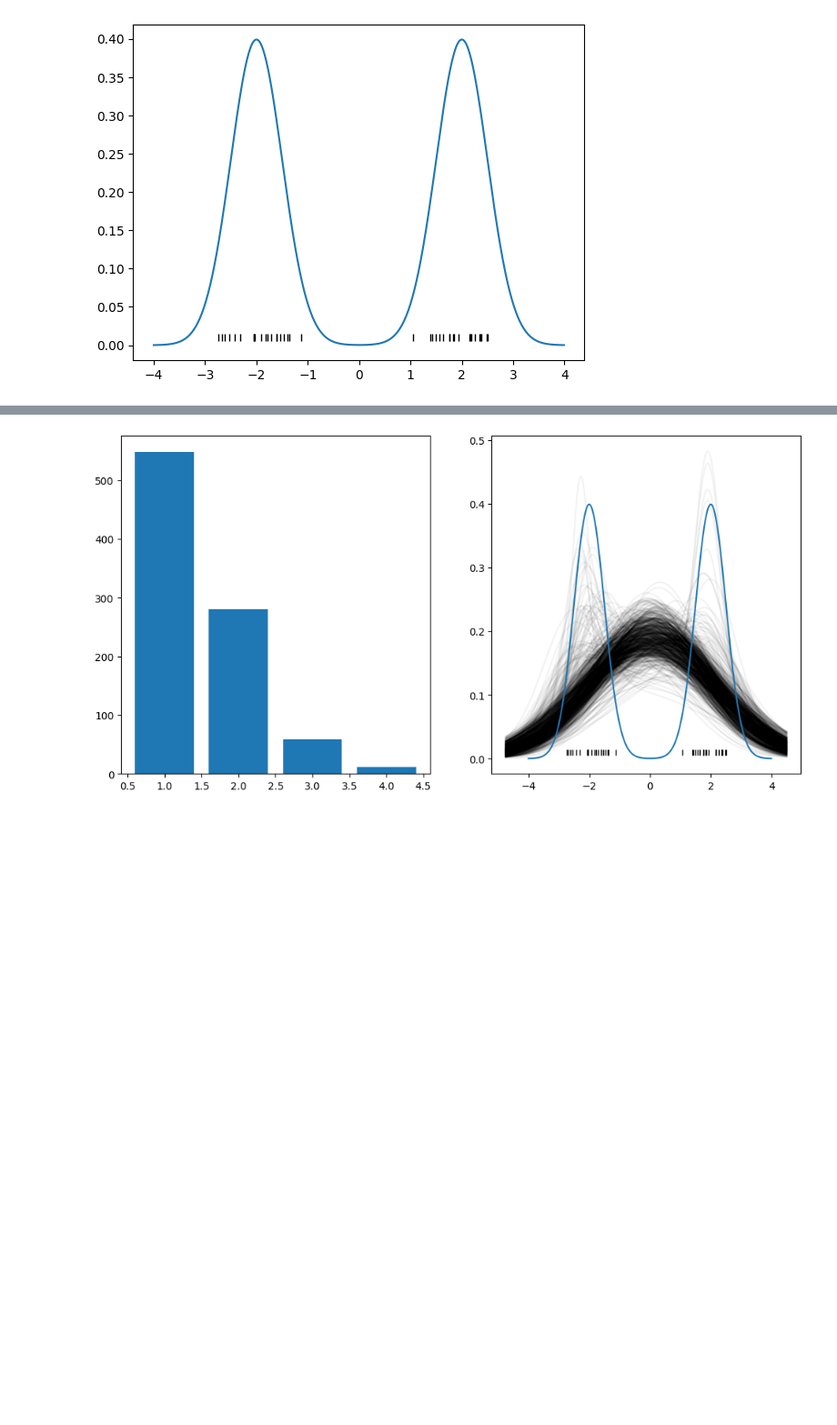
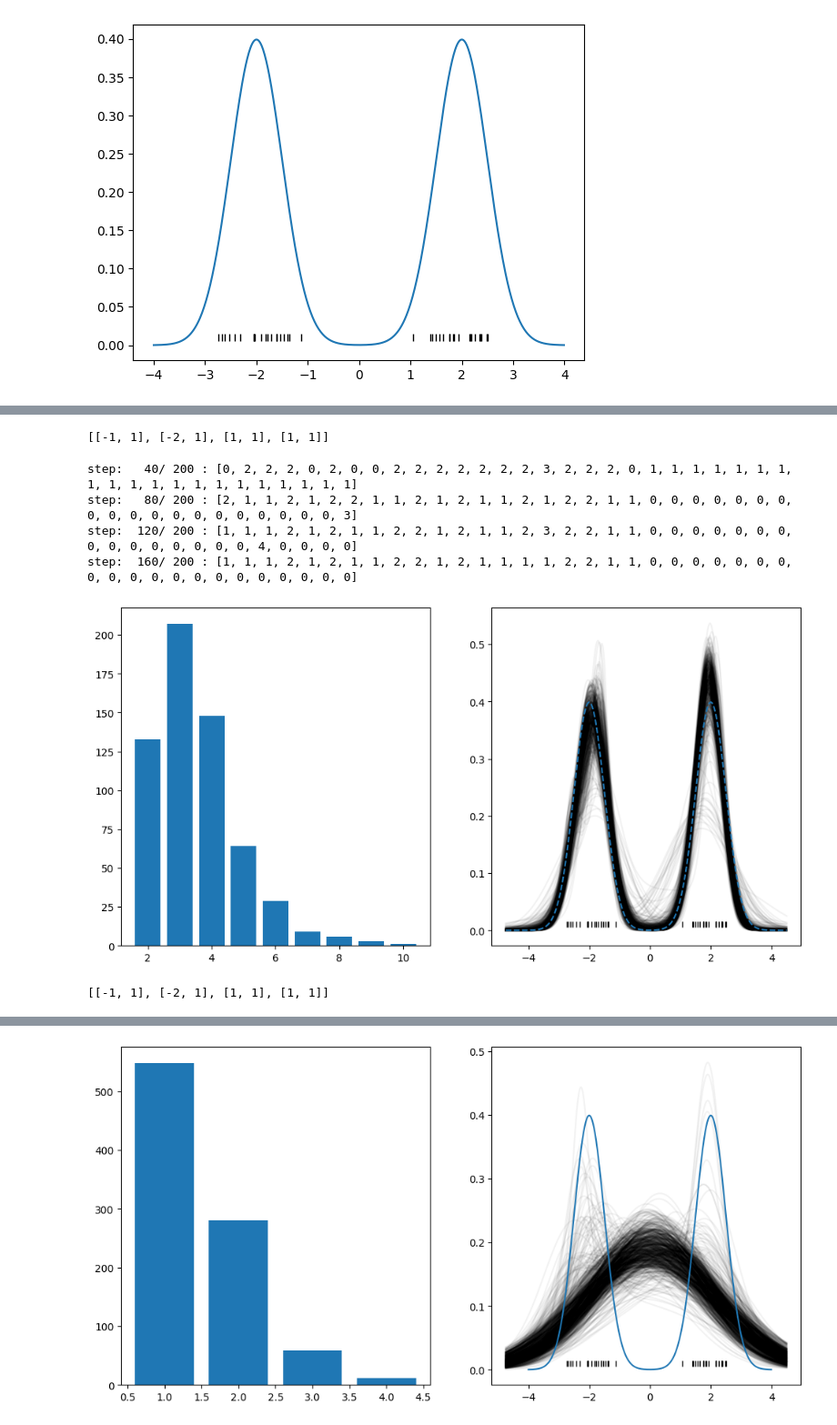
Before and after one commit to btbyrnes/bnp, a Jupyter notebook: test_notebooks/dpm_normal.ipynb, the cells around one changed output, grey strips where cells are left out. Shown: that part at 91% size. Saved outputs shown, nothing was run; the diff lists cells and outputs as text; code cells hidden in the pictures; blank space fills up the shorter version.

```diff
--- a/test_notebooks/dpm_normal.ipynb
+++ b/test_notebooks/dpm_normal.ipynb
@@ -156,13 +72,0 @@ plot_posterior_density(x, results)
-# %%
-
-dpm = DPM([normal, invgamma], M=10)
-
-dpm.set_parameters(
-    # [[Normal(current=-1), InvGamma(current=1)],
-    [[Normal(current=0), InvGamma(current=1)],
-    # [Normal(current=1), InvGamma(current=1)],
-    [Normal(current=2), InvGamma(current=1)]]
-)
-
-results = dpm_sampler_7(x, s, dpm, lag=1, mh_steps=1)
-plot_posterior_density(x, results)
@@ -171,13 +72,0 @@ plot_posterior_density(x, results)
-# %%
-
-dpm = DPM([normal, invgamma], M=.5)
-
-dpm.set_parameters(
-    # [[Normal(current=-1), InvGamma(current=1)],
-    [[Normal(current=0), InvGamma(current=1)],
-    # [Normal(current=1), InvGamma(current=1)],
-    [Normal(current=2), InvGamma(current=1)]]
-)
-
-results = dpm_sampler_7(x, s, dpm, lag=1, mh_steps=1)
-plot_posterior_density(x, results)
@@ -185,0 +73,5 @@ plot_posterior_density(x, results)
+# %%
+m, _, r, _, Z = init_clusters(x)
+
+param_list = [[i, 1] for i in m]
+print(param_list)
@@ -185,0 +134,26 @@ plot_posterior_density(x, results)
+# %%
+param_list = [[i, 1] for i in m]
+param_list
+# %% [output]
+[[-1, 1], [-2, 1], [1, 1], [1, 1]]
+# %%
+dpm = DPM(M=50)
+
+dpm.set_measures(param_list)
+dpm.set_dataset(x, r)
+dpm.sample(200)
+
+chain = dpm._dpm_chain
+results = {"w": chain.w, "theta": chain.phi, "n_clusters": chain.n}
+
+plot_posterior_density(x, results)
+# %% [output]
+step:   40/ 200 : [0, 2, 2, 2, 0, 2, 0, 0, 2, 2, 2, 2, 2, 2, 2, 3, 2, 2, 2, 0, 1, 1, 1, 1, 1, 1, 1, 1, 1, 1, 1, 1, 1, 1, 1, 1, 1, 1, 1, 1]
+step:   80/ 200 : [2, 1, 1, 2, 1, 2, 2, 1, 1, 2, 1, 2, 1, 1, 2, 1, 2, 2, 1, 1, 0, 0, 0, 0, 0, 0, 0, 0, 0, 0, 0, 0, 0, 0, 0, 0, 0, 0, 0, 3]
+step:  120/ 200 : [1, 1, 1, 2, 1, 2, 1, 1, 2, 2, 1, 2, 1, 1, 2, 3, 2, 2, 1, 1, 0, 0, 0, 0, 0, 0, 0, 0, 0, 0, 0, 0, 0, 0, 0, 4, 0, 0, 0, 0]
+step:  160/ 200 : [1, 1, 1, 2, 1, 2, 1, 1, 2, 2, 1, 2, 1, 1, 1, 1, 2, 2, 1, 1, 0, 0, 0, 0, 0, 0, 0, 0, 0, 0, 0, 0, 0, 0, 0, 0, 0, 0, 0, 0]
+[figure, added]
+# %%
+param_list
+# %% [output]
+[[-1, 1], [-2, 1], [1, 1], [1, 1]]
```
Also changed, not shown: parts of 16 cells of this notebook, 9 other files.
